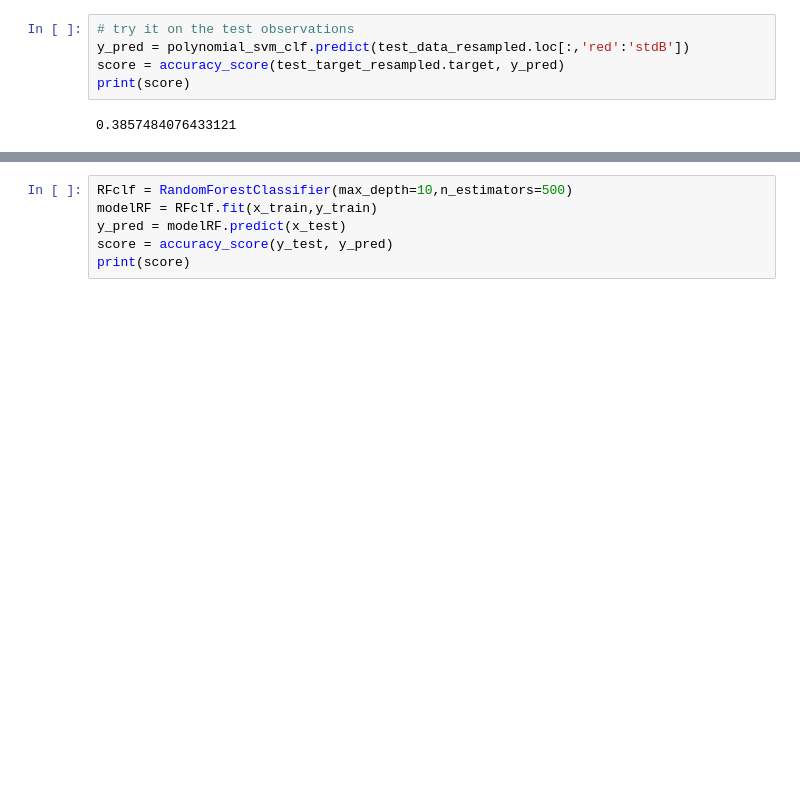
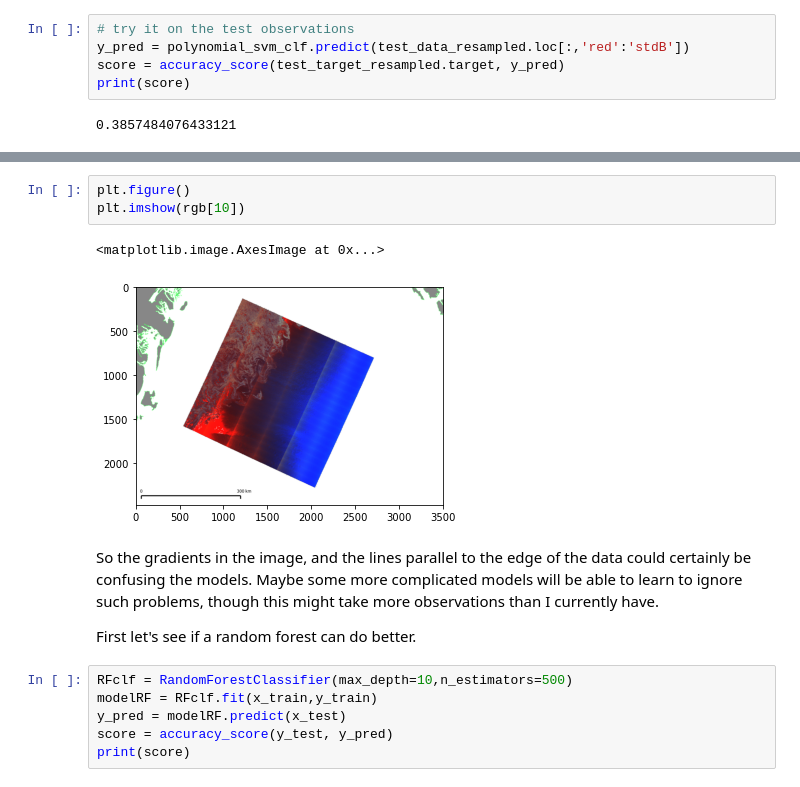
Before and after one commit to Eric-Sawyer/sea_ice_ML, a Jupyter notebook: sea_ice_analysis.ipynb, the cells around one changed output, grey strips where cells are left out. Cells and saved outputs as stored; diff of their text form; blank space fills up the shorter version.

```diff
--- a/sea_ice_analysis.ipynb
+++ b/sea_ice_analysis.ipynb
@@ -628,3 +634,13 @@ So the model performs worse on the test observation. It must be overfitting syst
+# %%
+plt.figure()
+plt.imshow(rgb[10])
+# %% [output]
+<matplotlib.image.AxesImage at 0x...>
+[figure, added]
+# %% [markdown]
+So the gradients in the image, and the lines parallel to the edge of the data could certainly be confusing the models. Maybe some more complicated models will be able to learn to ignore such problems, though this might take more observations than I currently have.
+
+First let's see if a random forest can do better.
 # %%
 RFclf = RandomForestClassifier(max_depth=10,n_estimators=500)
 modelRF = RFclf.fit(x_train,y_train)
```
Also changed, not shown: parts of 2 cells of this notebook.
